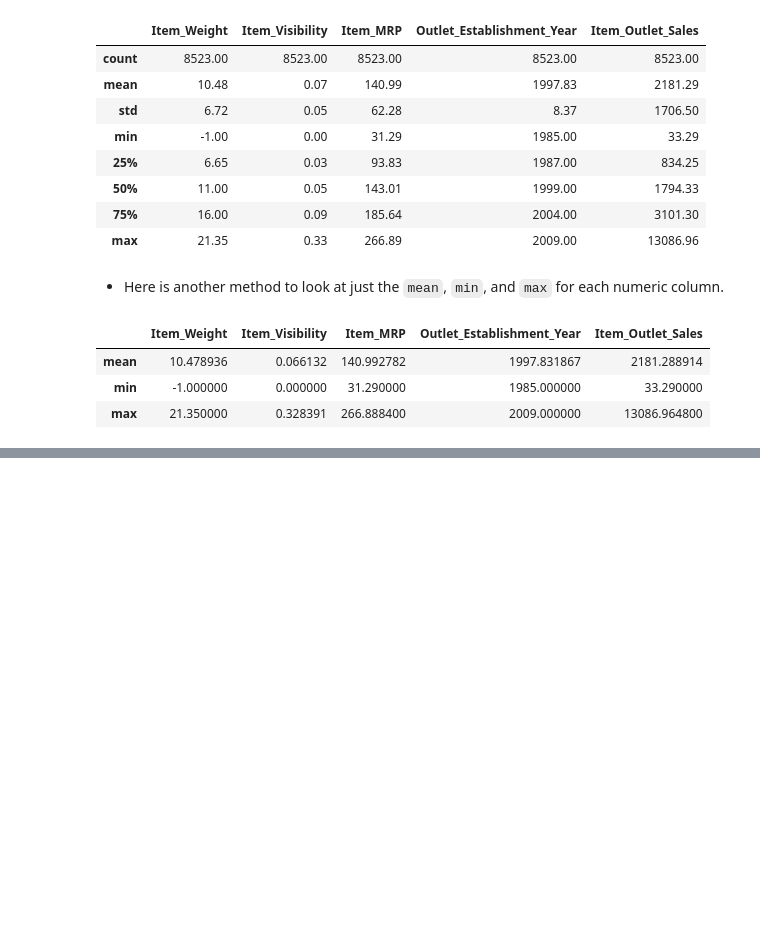
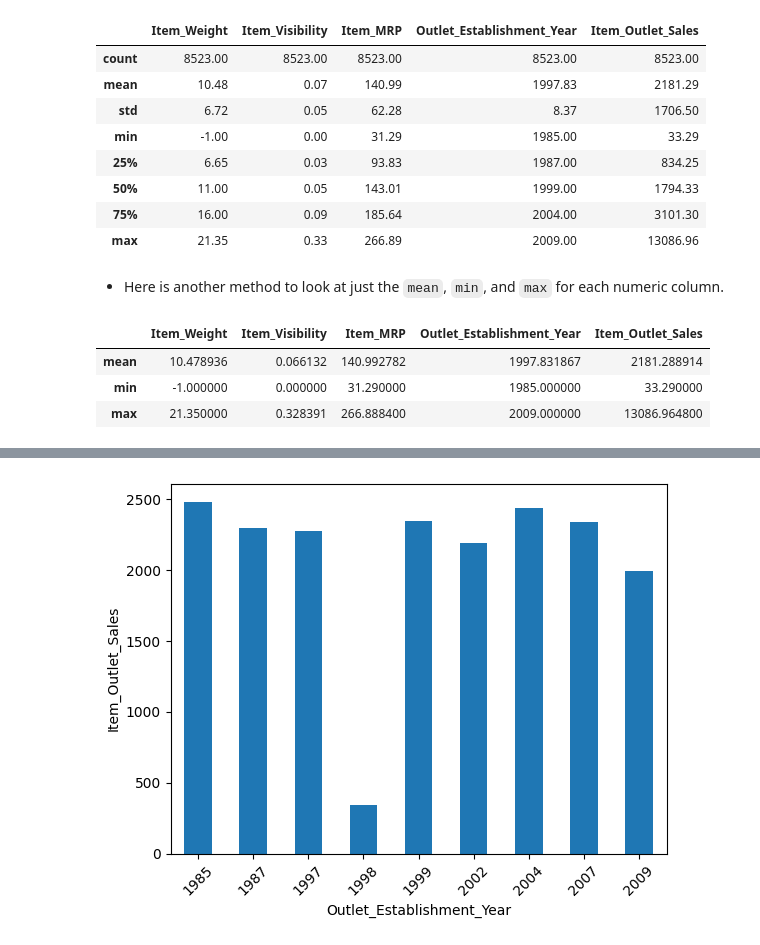
Before and after one commit to BacusLR/sales-predictions, a Jupyter notebook: Bacus_Project1_Prediction_of_product_sales.ipynb, the cells around one changed output, grey strips where cells are left out. Saved outputs shown, nothing was run; the diff lists cells and outputs as text; code cells hidden in the pictures; blank space fills up the shorter version.

```diff
--- a/Bacus_Project1_Prediction_of_product_sales.ipynb
+++ b/Bacus_Project1_Prediction_of_product_sales.ipynb
@@ -391,0 +440,4 @@ stats.loc[['mean','min','max']]
+# %%
+# Histograms to view the distributions of numerical features in your dataset. Outlet_Establishment_Year and Item_Outlet_Sales
+est_sales = sales_df.groupby('Outlet_Establishment_Year')['Item_Outlet_Sales'].mean()
+est_sales
@@ -391,0 +456,7 @@ stats.loc[['mean','min','max']]
+# %%
+# Histograms to view the distributions of numerical features in your dataset. Outlet_Establishment_Year and Item_Outlet_Sales
+ax = est_sales.plot(kind= 'bar')
+ax.set_ylabel('Item_Outlet_Sales')
+ax.set_xticklabels(ax.get_xticklabels(), rotation= 45);
+# %% [output]
+[figure, added]
```
Also changed, not shown: parts of 21 cells of this notebook.
